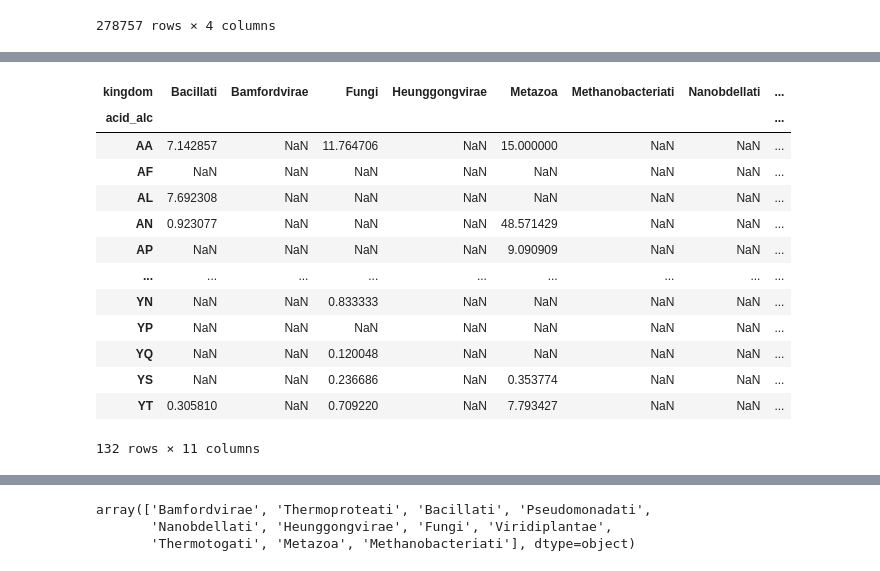
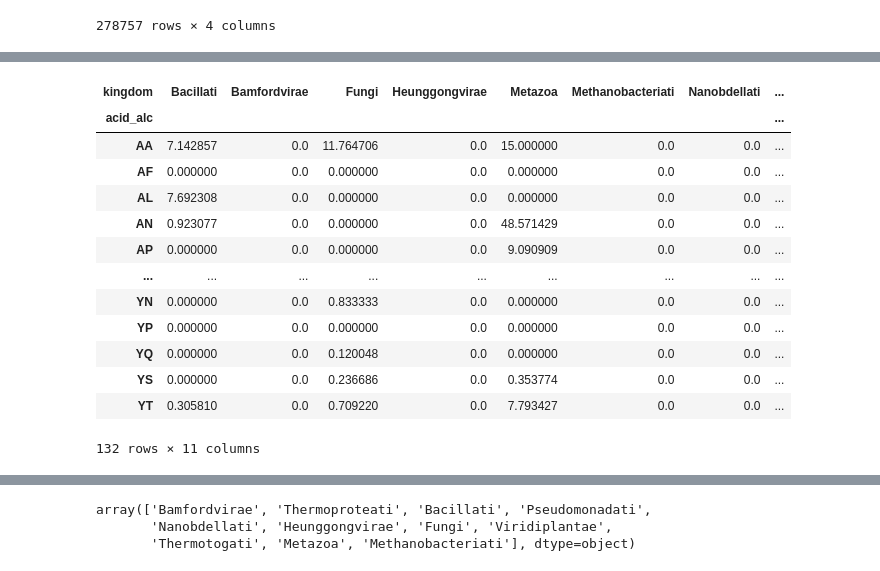
Before and after one commit to aleciagee/ihelix-residues-analysis, a Jupyter notebook: analysis/pfam_tax/pfam_r1r2_taxonomy.ipynb, the cells around one changed output, grey strips where cells are left out. Cells and saved outputs as stored; diff of their text form; code cells hidden in the pictures.

```diff
--- a/analysis/pfam_tax/pfam_r1r2_taxonomy.ipynb
+++ b/analysis/pfam_tax/pfam_r1r2_taxonomy.ipynb
@@ -248,8 +301,10 @@ result_clean = pd.read_csv('acidalc_kingdom.csv')
 # %%
-final = (result_clean.sort_values(by='total_count', ascending=False)
+groupedacidalc_totalcount = (acidalc_clean.sort_values(by='total_count', ascending=False)
+         .reset_index()
+)
+groupedconsensus_totalcount = (consensus_clean.sort_values(by='total_count', ascending=False)
          .reset_index()
 )
 
-
-final
+groupedconsensus_totalcount
 # %% [output]
@@ -269,2 +323,0 @@ final
-# %%
-final['percentage'] = final['count'] / final.sum(axis=1) * 100
@@ -287,19 +429,19 @@ final.sort_values(by='total_count', ascending=False)
 # %%
 df_pivot = final.pivot_table(index='acid_alc', columns='kingdom', values='percentage', aggfunc='sum')
 # %%
-df_pivot
+df_pivot.fillna(0)
 # %% [output]
 | kingdom | Bacillati | Bamfordvirae | Fungi | Heunggongvirae | Metazoa | Methanobacteriati | Nanobdellati | ... |
 | acid_alc |  |  |  |  |  |  |  | ... |
-| AA | 7.142857 | NaN | 11.764706 | NaN | 15.000000 | NaN | NaN | ... |
-| AF | NaN | NaN | NaN | NaN | NaN | NaN | NaN | ... |
-| AL | 7.692308 | NaN | NaN | NaN | NaN | NaN | NaN | ... |
-| AN | 0.923077 | NaN | NaN | NaN | 48.571429 | NaN | NaN | ... |
-| AP | NaN | NaN | NaN | NaN | 9.090909 | NaN | NaN | ... |
+| AA | 7.142857 | 0.0 | 11.764706 | 0.0 | 15.000000 | 0.0 | 0.0 | ... |
+| AF | 0.000000 | 0.0 | 0.000000 | 0.0 | 0.000000 | 0.0 | 0.0 | ... |
+| AL | 7.692308 | 0.0 | 0.000000 | 0.0 | 0.000000 | 0.0 | 0.0 | ... |
+| AN | 0.923077 | 0.0 | 0.000000 | 0.0 | 48.571429 | 0.0 | 0.0 | ... |
+| AP | 0.000000 | 0.0 | 0.000000 | 0.0 | 9.090909 | 0.0 | 0.0 | ... |
 | ... | ... | ... | ... | ... | ... | ... | ... | ... |
-| YN | NaN | NaN | 0.833333 | NaN | NaN | NaN | NaN | ... |
-| YP | NaN | NaN | NaN | NaN | NaN | NaN | NaN | ... |
-| YQ | NaN | NaN | 0.120048 | NaN | NaN | NaN | NaN | ... |
-| YS | NaN | NaN | 0.236686 | NaN | 0.353774 | NaN | NaN | ... |
-| YT | 0.305810 | NaN | 0.709220 | NaN | 7.793427 | NaN | NaN | ... |
+| YN | 0.000000 | 0.0 | 0.833333 | 0.0 | 0.000000 | 0.0 | 0.0 | ... |
+| YP | 0.000000 | 0.0 | 0.000000 | 0.0 | 0.000000 | 0.0 | 0.0 | ... |
+| YQ | 0.000000 | 0.0 | 0.120048 | 0.0 | 0.000000 | 0.0 | 0.0 | ... |
+| YS | 0.000000 | 0.0 | 0.236686 | 0.0 | 0.353774 | 0.0 | 0.0 | ... |
+| YT | 0.305810 | 0.0 | 0.709220 | 0.0 | 7.793427 | 0.0 | 0.0 | ... |
 132 rows × 11 columns
```
Also changed, not shown: parts of 38 cells of this notebook, 6 other files.
